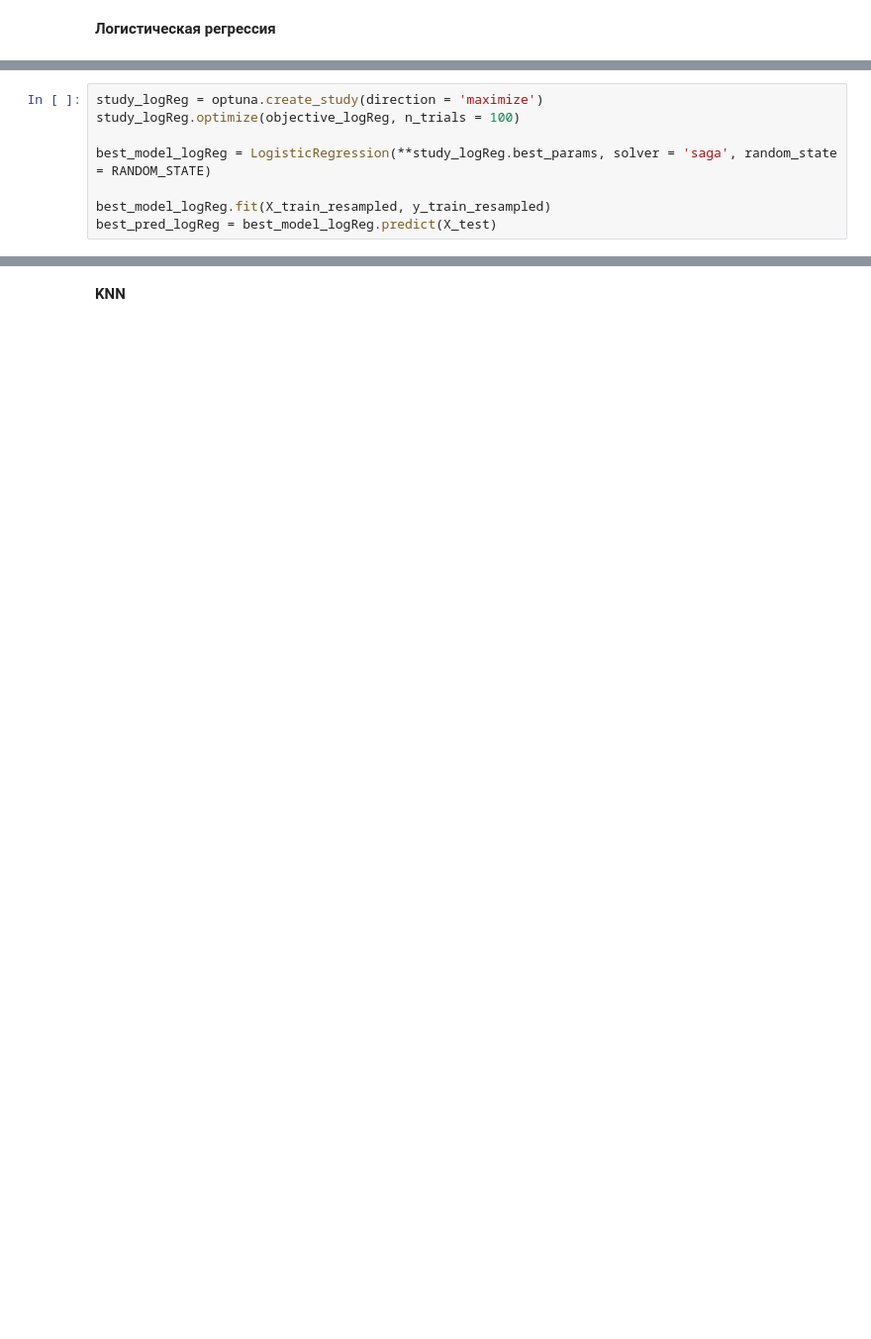
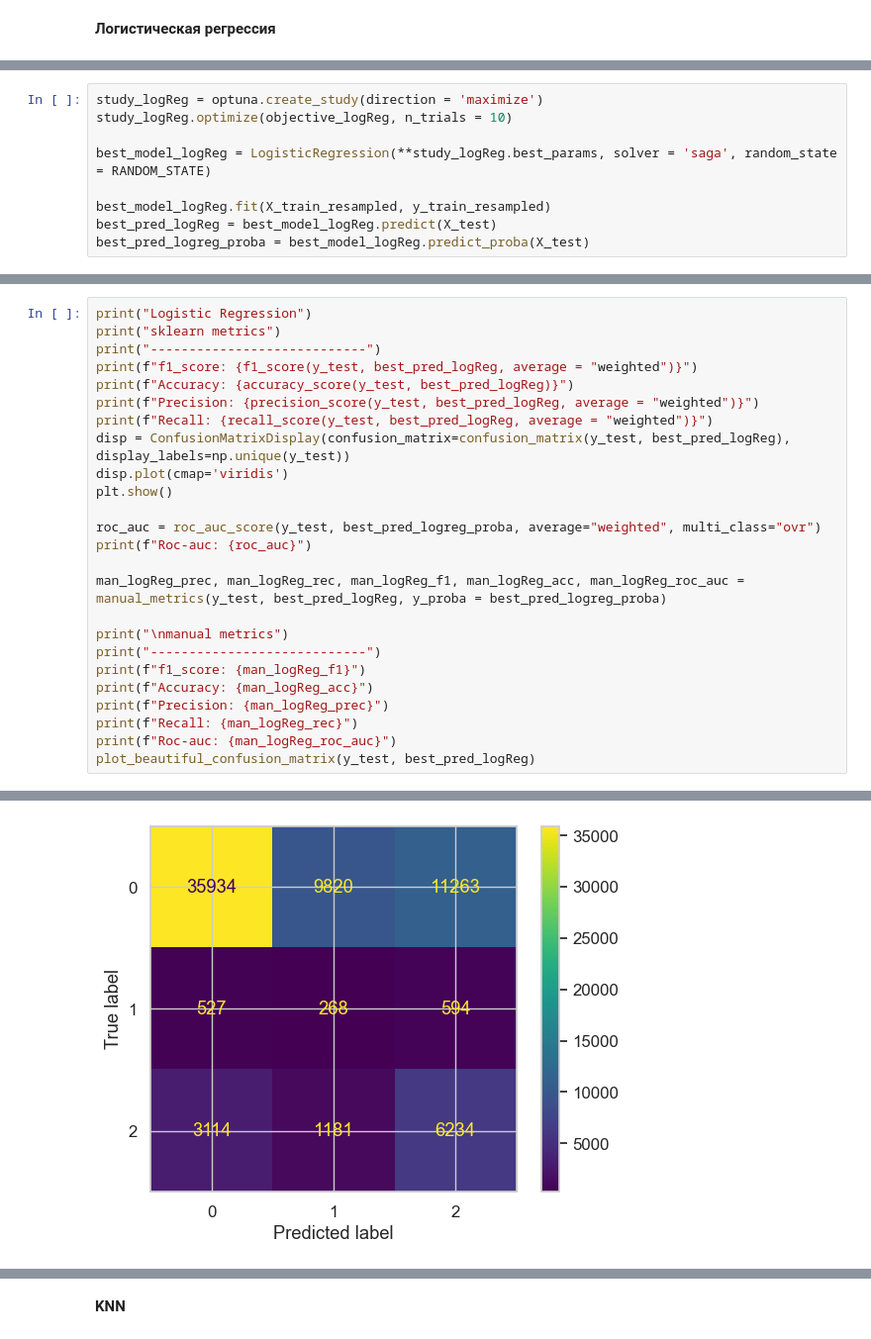
Before and after one commit to Chaizee/OMSTU_ML_LABS, a Jupyter notebook: lab3/lab3_class.ipynb, the cells around one changed output, grey strips where cells are left out. Shown at 99% size. Cells and saved outputs as stored; diff of their text form; blank space fills up the shorter version.

```diff
--- a/lab3/lab3_class.ipynb
+++ b/lab3/lab3_class.ipynb
@@ -75,10 +144,11 @@ def objective_logReg(trial):
     return score.mean()
 # %%
 study_logReg = optuna.create_study(direction = 'maximize')
-study_logReg.optimize(objective_logReg, n_trials = 100)
+study_logReg.optimize(objective_logReg, n_trials = 10)
 
 best_model_logReg = LogisticRegression(**study_logReg.best_params, solver = 'saga', random_state = RANDOM_STATE)
 
 best_model_logReg.fit(X_train_resampled, y_train_resampled)
 best_pred_logReg = best_model_logReg.predict(X_test)
+best_pred_logreg_proba = best_model_logReg.predict_proba(X_test)
 # %% [output]
@@ -102,0 +166,26 @@ best_pred_logReg = best_model_logReg.predict(X_test)
+# %%
+print("Logistic Regression")
+print("sklearn metrics")
+print("----------------------------")
+print(f"f1_score: {f1_score(y_test, best_pred_logReg, average = "weighted")}")
+print(f"Accuracy: {accuracy_score(y_test, best_pred_logReg)}")
+print(f"Precision: {precision_score(y_test, best_pred_logReg, average = "weighted")}")
+print(f"Recall: {recall_score(y_test, best_pred_logReg, average = "weighted")}")
+disp = ConfusionMatrixDisplay(confusion_matrix=confusion_matrix(y_test, best_pred_logReg), display_labels=np.unique(y_test))
+disp.plot(cmap='viridis')
+plt.show()
+
+roc_auc = roc_auc_score(y_test, best_pred_logreg_proba, average="weighted", multi_class="ovr")
+print(f"Roc-auc: {roc_auc}")
+
+man_logReg_prec, man_logReg_rec, man_logReg_f1, man_logReg_acc, man_logReg_roc_auc = manual_metrics(y_test, best_pred_logReg, y_proba = best_pred_logreg_proba)
+
+print("\nmanual metrics")
+print("----------------------------")
+print(f"f1_score: {man_logReg_f1}")
+print(f"Accuracy: {man_logReg_acc}")
+print(f"Precision: {man_logReg_prec}")
+print(f"Recall: {man_logReg_rec}")
+print(f"Roc-auc: {man_logReg_roc_auc}")
+plot_beautiful_confusion_matrix(y_test, best_pred_logReg)
+# %% [output]
@@ -102,0 +199 @@ best_pred_logReg = best_model_logReg.predict(X_test)
+[figure, added]
```
Also changed, not shown: parts of 32 cells of this notebook.
